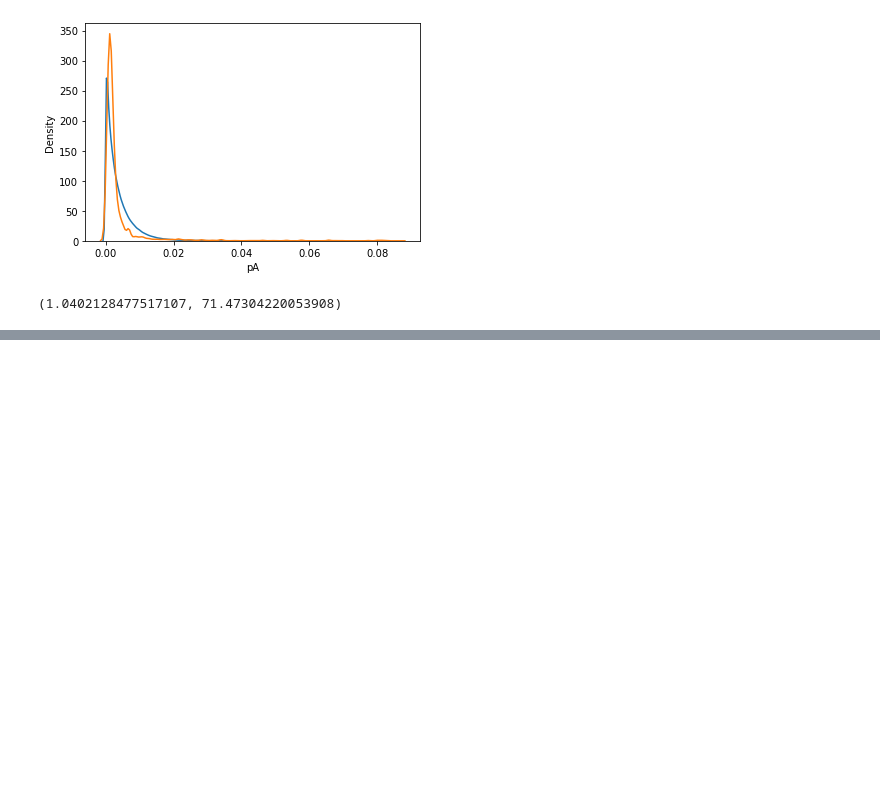
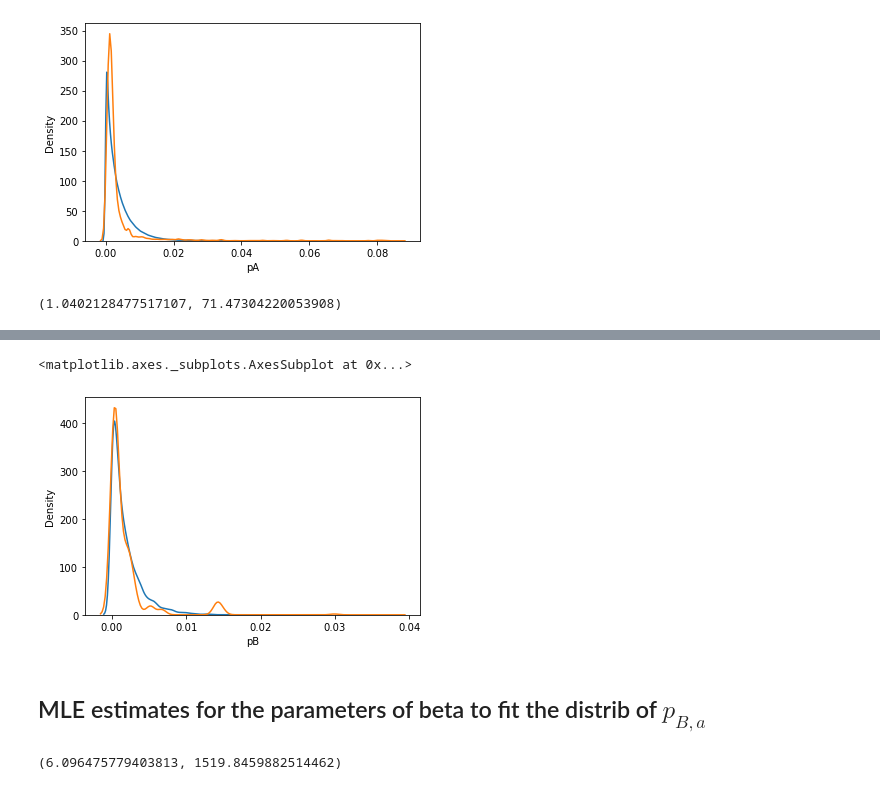
Before and after one commit to jfinocchiaro/long-term-fair-mdps, a Jupyter notebook: political-influence/probability_sharing_distributions.ipynb, the cells around one changed output, grey strips where cells are left out. Cells and saved outputs as stored; diff of their text form; code cells hidden in the pictures; blank space fills up the shorter version.

```diff
--- a/political-influence/probability_sharing_distributions.ipynb
+++ b/political-influence/probability_sharing_distributions.ipynb
@@ -180,0 +238,13 @@ The symmetry makes sense because the probability of sharing the article that agr
+# %%
+sns.kdeplot(np.random.beta(a=a2, b=b2, size=dfg[group == 'A'].pB.shape[0]))
+sns.kdeplot(dfg[group == 'A'].pB)
+# %% [output]
+<matplotlib.axes._subplots.AxesSubplot at 0x...>
+[figure, added]
+# %% [markdown]
+## MLE estimates for the parameters of beta to fit the distrib of $p_{B,a}$
+# %%
+a3, b3, loc3, scale3 = beta.fit(dfg[group == 'B'].pA, floc=0, fscale=1)
+a3, b3
+# %% [output]
+(6.096475779403813, 1519.8459882514462)
```
Also changed, not shown: parts of 36 cells of this notebook.
